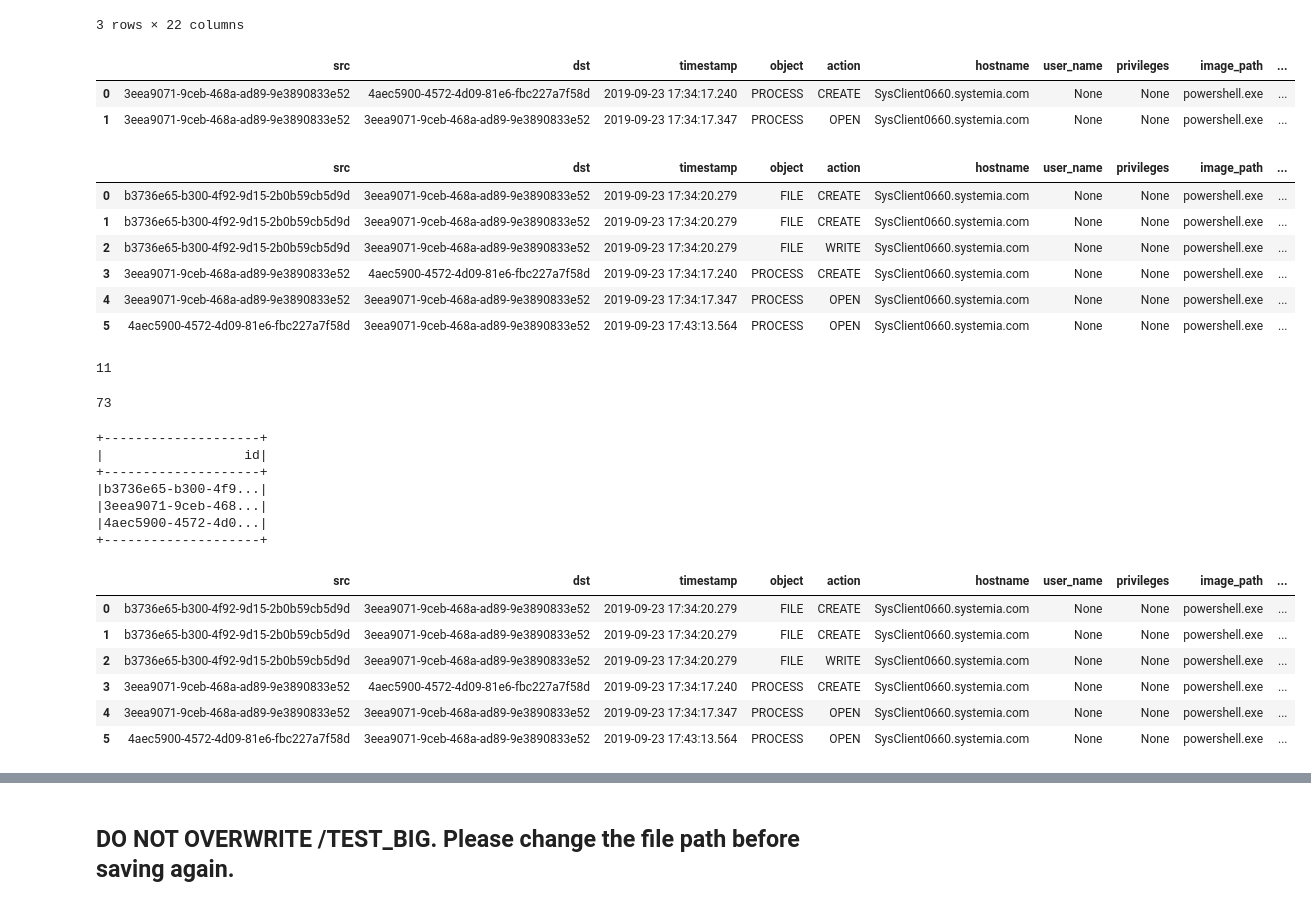
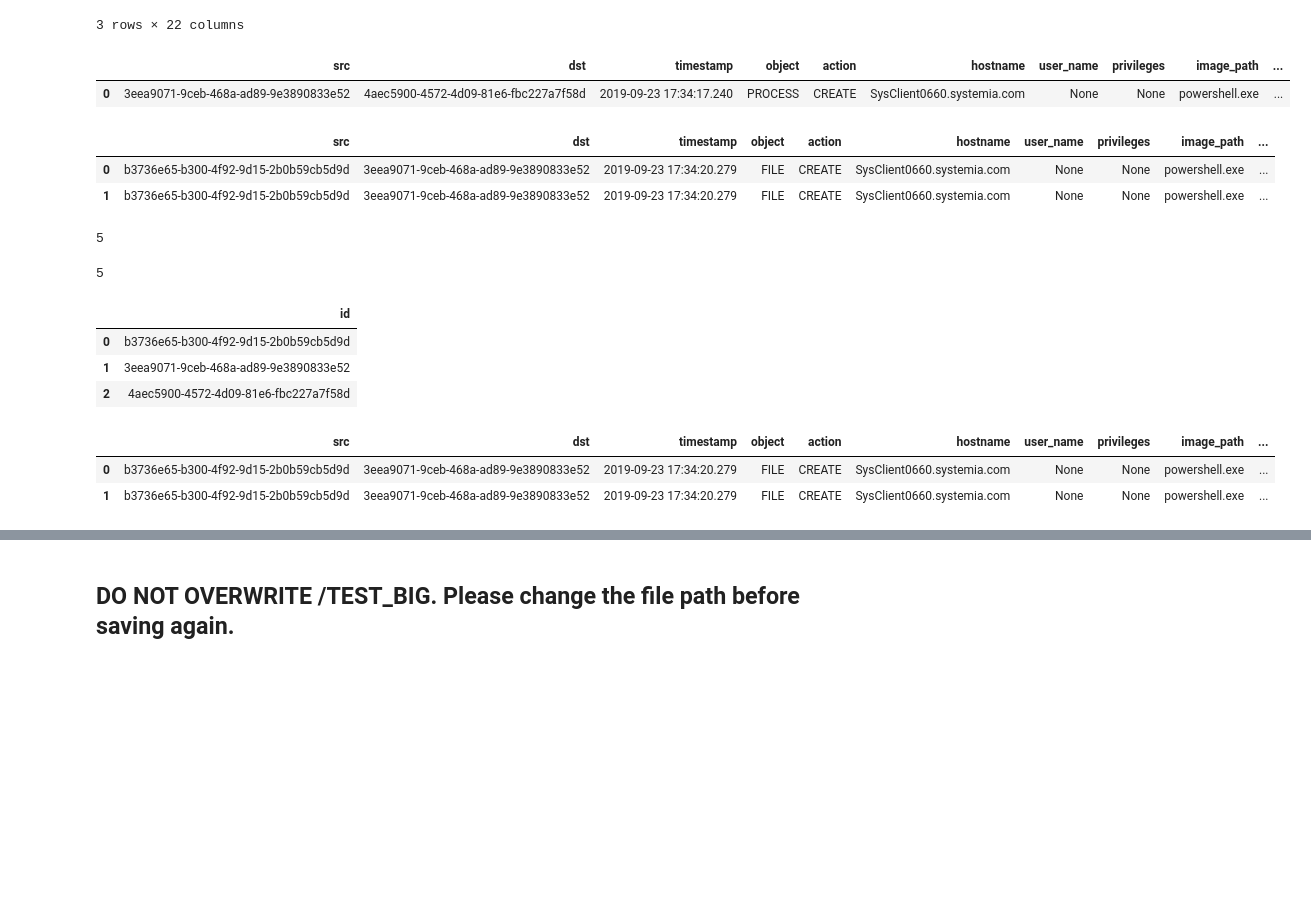
Before and after one commit to MBrend15/Public_Project_Repo, a Jupyter notebook: bam_create_graphframe_Edited.ipynb, the cells around one changed output, grey strips where cells are left out. Saved outputs shown, nothing was run; the diff lists cells and outputs as text; code cells hidden in the pictures; blank space fills up the shorter version.

```diff
--- a/bam_create_graphframe_Edited.ipynb
+++ b/bam_create_graphframe_Edited.ipynb
@@ -20,9 +43,4 @@ from graphframes import GraphFrame
 # %%
 # df_first_events.write.option("maxRecordsPerFile", 300000).mode("overwrite").parquet(f"{s3_url_trusted}/prod/graph/first_events")
 # %%
-df = spark.read.parquet(f"{s3_url_trusted}/prod/graph/first_events")\
-            .withColumn("image_path", getFileUDF(col("image_path"))) \
-            .withColumn("parent_image_path", getFileUDF(col("parent_image_path"))) \
-            .withColumn("new_path", getFileUDF(col("new_path"))) \
-            .withColumn("file_path", getFileUDF(col("file_path"))) \
-            .cache()
+df = readFirstEvents().cache()
@@ -354,20 +338,15 @@ result3.toPandas()
 # %% [output]
 |  | src | dst | timestamp | object | action | hostname | user_name | privileges | image_path | ... |
 | 0 | 3eea9071-9ceb-468a-ad89-9e3890833e52 | 4aec5900-4572-4d09-81e6-fbc227a7f58d | 2019-09-23 17:34:17.240 | PROCESS | CREATE | SysClient0660.systemia.com | None | None | powershell.exe | ... |
-| 1 | 3eea9071-9ceb-468a-ad89-9e3890833e52 | 3eea9071-9ceb-468a-ad89-9e3890833e52 | 2019-09-23 17:34:17.347 | PROCESS | OPEN | SysClient0660.systemia.com | None | None | powershell.exe | ... |
 # %%
 from pyspark.sql.functions import col
 
 result4 = l.edges.filter(col("src").isin("b3736e65-b300-4f92-9d15-2b0b59cb5d9d", "3eea9071-9ceb-468a-ad89-9e3890833e52","4aec5900-4572-4d09-81e6-fbc227a7f58d", "<other-src>"))
-result4.toPandas()
+result4.limit(2).toPandas()
 # %% [output]
 |  | src | dst | timestamp | object | action | hostname | user_name | privileges | image_path | ... |
 | 0 | b3736e65-b300-4f92-9d15-2b0b59cb5d9d | 3eea9071-9ceb-468a-ad89-9e3890833e52 | 2019-09-23 17:34:20.279 | FILE | CREATE | SysClient0660.systemia.com | None | None | powershell.exe | ... |
 | 1 | b3736e65-b300-4f92-9d15-2b0b59cb5d9d | 3eea9071-9ceb-468a-ad89-9e3890833e52 | 2019-09-23 17:34:20.279 | FILE | CREATE | SysClient0660.systemia.com | None | None | powershell.exe | ... |
-| 2 | b3736e65-b300-4f92-9d15-2b0b59cb5d9d | 3eea9071-9ceb-468a-ad89-9e3890833e52 | 2019-09-23 17:34:20.279 | FILE | WRITE | SysClient0660.systemia.com | None | None | powershell.exe | ... |
-| 3 | 3eea9071-9ceb-468a-ad89-9e3890833e52 | 4aec5900-4572-4d09-81e6-fbc227a7f58d | 2019-09-23 17:34:17.240 | PROCESS | CREATE | SysClient0660.systemia.com | None | None | powershell.exe | ... |
-| 4 | 3eea9071-9ceb-468a-ad89-9e3890833e52 | 3eea9071-9ceb-468a-ad89-9e3890833e52 | 2019-09-23 17:34:17.347 | PROCESS | OPEN | SysClient0660.systemia.com | None | None | powershell.exe | ... |
-| 5 | 4aec5900-4572-4d09-81e6-fbc227a7f58d | 3eea9071-9ceb-468a-ad89-9e3890833e52 | 2019-09-23 17:43:13.564 | PROCESS | OPEN | SysClient0660.systemia.com | None | None | powershell.exe | ... |
 # %%
 from graphframes import GraphFrame
 
@@ -392,29 +371,22 @@ motifs6 = g.find("(a)-[e1]->(b); (b)-[e2]->(c); (c)-[e3]->(d); (d)-[e4]->(e); (e
 # %%
 motifs2.count()
 # %% [output]
-11
+5
 # %%
 motifs6.count()
 # %% [output]
-73
+5
 # %%
-g.vertices.show()
+g.vertices.limit(6).toPandas()
 # %% [output]
-+--------------------+
-|                  id|
-+--------------------+
-|b3736e65-b300-4f9...|
-|3eea9071-9ceb-468...|
-|4aec5900-4572-4d0...|
-+--------------------+
+|  | id |
+| 0 | b3736e65-b300-4f92-9d15-2b0b59cb5d9d |
+| 1 | 3eea9071-9ceb-468a-ad89-9e3890833e52 |
+| 2 | 4aec5900-4572-4d09-81e6-fbc227a7f58d |
 # %%
-g.edges.toPandas()
+g.edges.limit(2).toPandas()
 # %% [output]
 |  | src | dst | timestamp | object | action | hostname | user_name | privileges | image_path | ... |
 | 0 | b3736e65-b300-4f92-9d15-2b0b59cb5d9d | 3eea9071-9ceb-468a-ad89-9e3890833e52 | 2019-09-23 17:34:20.279 | FILE | CREATE | SysClient0660.systemia.com | None | None | powershell.exe | ... |
 | 1 | b3736e65-b300-4f92-9d15-2b0b59cb5d9d | 3eea9071-9ceb-468a-ad89-9e3890833e52 | 2019-09-23 17:34:20.279 | FILE | CREATE | SysClient0660.systemia.com | None | None | powershell.exe | ... |
-| 2 | b3736e65-b300-4f92-9d15-2b0b59cb5d9d | 3eea9071-9ceb-468a-ad89-9e3890833e52 | 2019-09-23 17:34:20.279 | FILE | WRITE | SysClient0660.systemia.com | None | None | powershell.exe | ... |
-| 3 | 3eea9071-9ceb-468a-ad89-9e3890833e52 | 4aec5900-4572-4d09-81e6-fbc227a7f58d | 2019-09-23 17:34:17.240 | PROCESS | CREATE | SysClient0660.systemia.com | None | None | powershell.exe | ... |
-| 4 | 3eea9071-9ceb-468a-ad89-9e3890833e52 | 3eea9071-9ceb-468a-ad89-9e3890833e52 | 2019-09-23 17:34:17.347 | PROCESS | OPEN | SysClient0660.systemia.com | None | None | powershell.exe | ... |
-| 5 | 4aec5900-4572-4d09-81e6-fbc227a7f58d | 3eea9071-9ceb-468a-ad89-9e3890833e52 | 2019-09-23 17:43:13.564 | PROCESS | OPEN | SysClient0660.systemia.com | None | None | powershell.exe | ... |
 # %%
```
Also changed, not shown: parts of 69 cells of this notebook, 1 other file.
